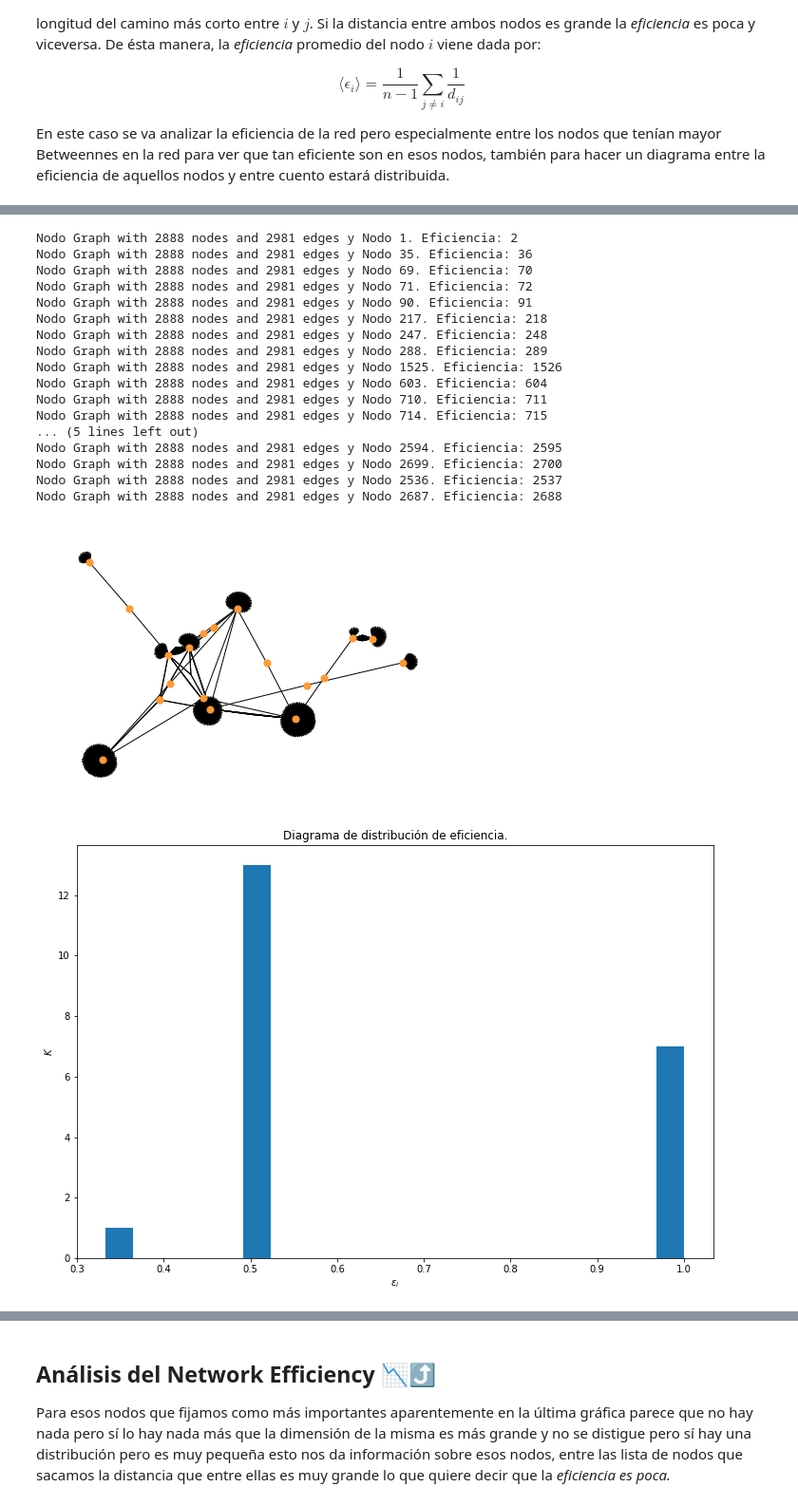
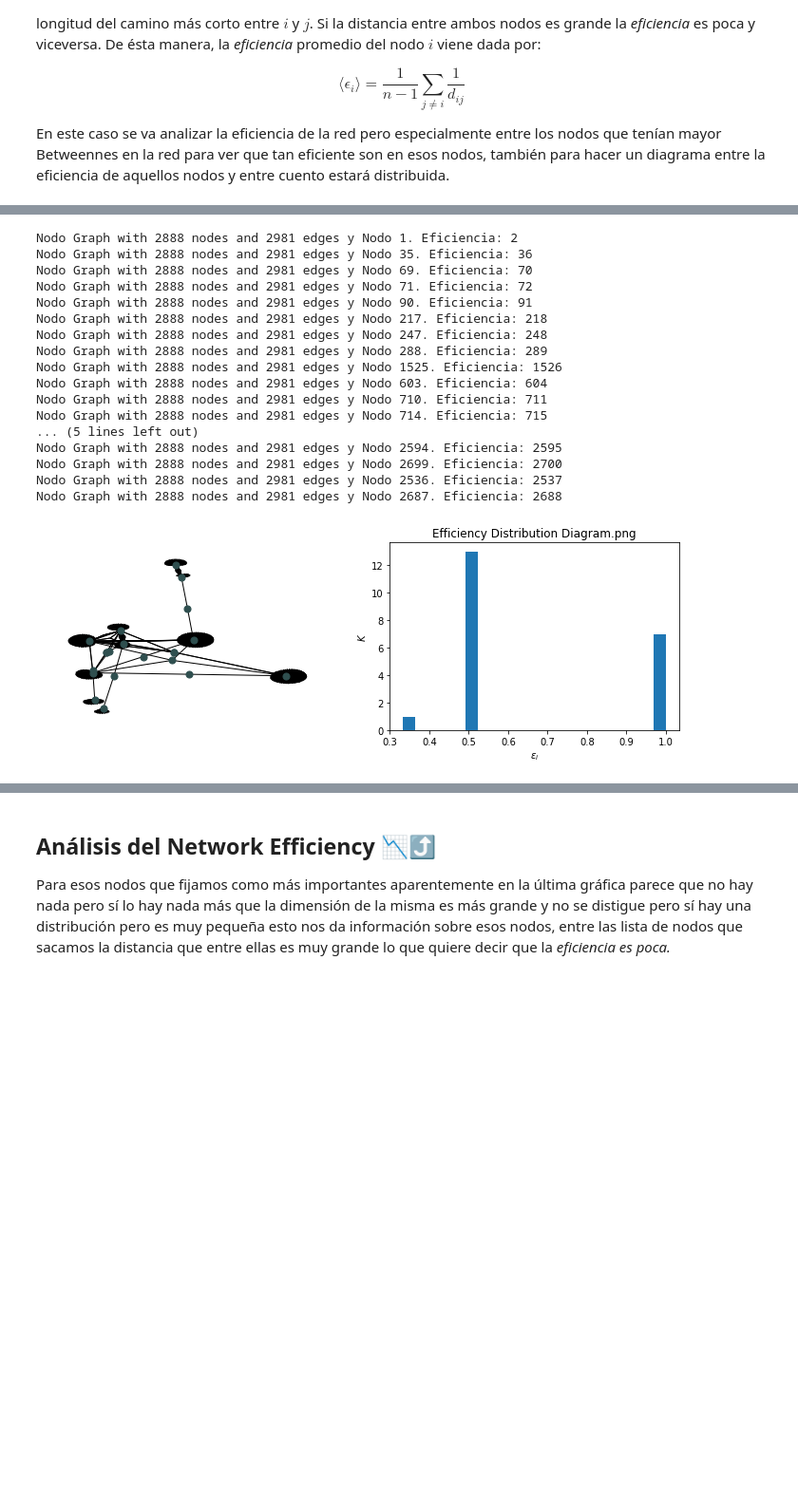
Before and after one commit to JohnKun136NVCP/Network-Science_TSFC_UNAM, a Jupyter notebook: Languages/Español/Códigos/Proyecto_Final/Redes Sociales e influencia en publicidad.ipynb, the cells around one changed output, grey strips where cells are left out. Shown: that part at 95% size. Saved outputs shown, nothing was run; the diff lists cells and outputs as text; code cells hidden in the pictures; blank space fills up the shorter version.

```diff
--- a/Languages/Español/Códigos/Proyecto_Final/Redes Sociales e influencia en publicidad.ipynb
+++ b/Languages/Español/Códigos/Proyecto_Final/Redes Sociales e influencia en publicidad.ipynb
@@ -268,26 +267,24 @@ Nodo Graph with 96 nodes and 117 edges y Nodo 70. Eficiencia: 71
 # %%
 # Betweennnes centrality y Network Efficiency en Facdbook. Anulando valores con 0.
-b = gf.Betwennessg(Fb)
-gf.NetEfficiency(Fb,b)
+gx.graphplot(Fb).NetEfficiency_Betenness()
 # %% [output]
 Nodo Graph with 2888 nodes and 2981 edges y Nodo 1. Eficiencia: 2
 Nodo Graph with 2888 nodes and 2981 edges y Nodo 35. Eficiencia: 36
 Nodo Graph with 2888 nodes and 2981 edges y Nodo 69. Eficiencia: 70
 Nodo Graph with 2888 nodes and 2981 edges y Nodo 71. Eficiencia: 72
 Nodo Graph with 2888 nodes and 2981 edges y Nodo 90. Eficiencia: 91
 Nodo Graph with 2888 nodes and 2981 edges y Nodo 217. Eficiencia: 218
 Nodo Graph with 2888 nodes and 2981 edges y Nodo 247. Eficiencia: 248
 Nodo Graph with 2888 nodes and 2981 edges y Nodo 288. Eficiencia: 289
 Nodo Graph with 2888 nodes and 2981 edges y Nodo 1525. Eficiencia: 1526
 Nodo Graph with 2888 nodes and 2981 edges y Nodo 603. Eficiencia: 604
 Nodo Graph with 2888 nodes and 2981 edges y Nodo 710. Eficiencia: 711
 Nodo Graph with 2888 nodes and 2981 edges y Nodo 714. Eficiencia: 715
 ... (5 lines left out)
 Nodo Graph with 2888 nodes and 2981 edges y Nodo 2594. Eficiencia: 2595
 Nodo Graph with 2888 nodes and 2981 edges y Nodo 2699. Eficiencia: 2700
 Nodo Graph with 2888 nodes and 2981 edges y Nodo 2536. Eficiencia: 2537
 Nodo Graph with 2888 nodes and 2981 edges y Nodo 2687. Eficiencia: 2688
-[figure, old version]
+[figure, new version]
-[figure, removed]
 # %%
 # Betweennnes centrality y Network Efficiency en Web Spam. Anulando valores con 0.
```
Also changed, not shown: parts of 18 cells of this notebook, 1 other file.
